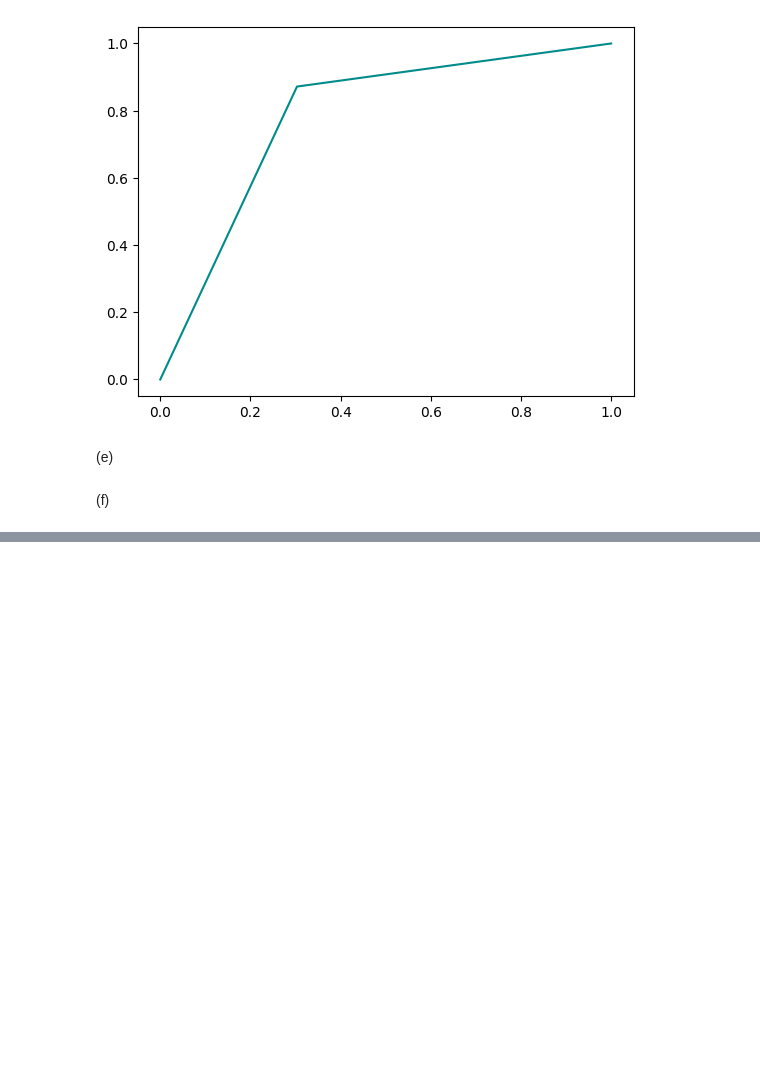
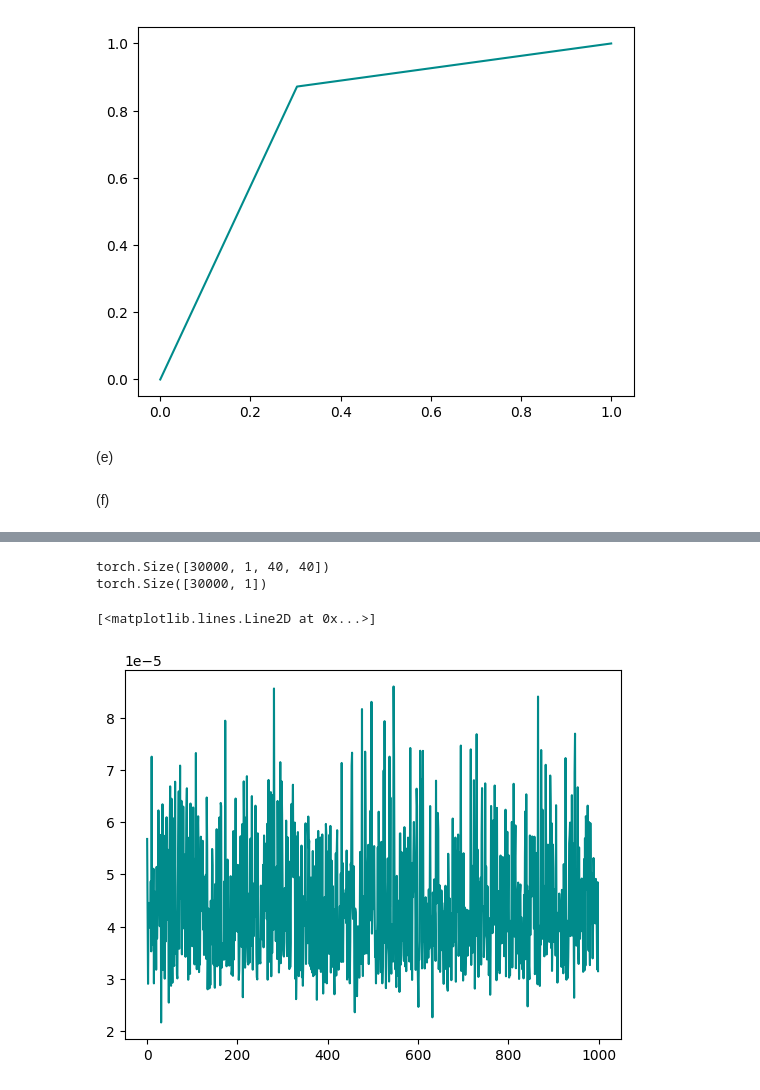
Before and after one commit to S3gmentati0nFault/autoencoders, a Jupyter notebook: sheet08.ipynb, the cells around one changed output, grey strips where cells are left out. Drawn from its saved outputs; the diff is of its cells as text; code cells hidden in the pictures; blank space fills up the shorter version.

```diff
--- a/sheet08.ipynb
+++ b/sheet08.ipynb
@@ -509,0 +535,17 @@ plt.plot(fpr, tpr, c="darkcyan")
+# %%
+test_jets = torch.tensor(z_test.astype(np.float32))
+print(test_jets.shape)
+
+test_jets_labels = torch.Tensor( y_test.astype(np.float32) ).unsqueeze( -1 )
+print(test_jets_labels.shape)
+
+test_dataset = dataset_manipulator( test_jets, test_jets_labels )
+tst_dataloader = torch.utils.data.DataLoader( test_dataset, batch_size=30, shuffle=False )
+
+losses = test_autoencoder(model, tst_dataloader)
+plt.plot(losses, c="darkcyan")
+# %% [output]
+torch.Size([30000, 1, 40, 40])
+torch.Size([30000, 1])
+[<matplotlib.lines.Line2D at 0x...>]
+[figure, added]
```
Also changed, not shown: parts of 10 cells of this notebook.
